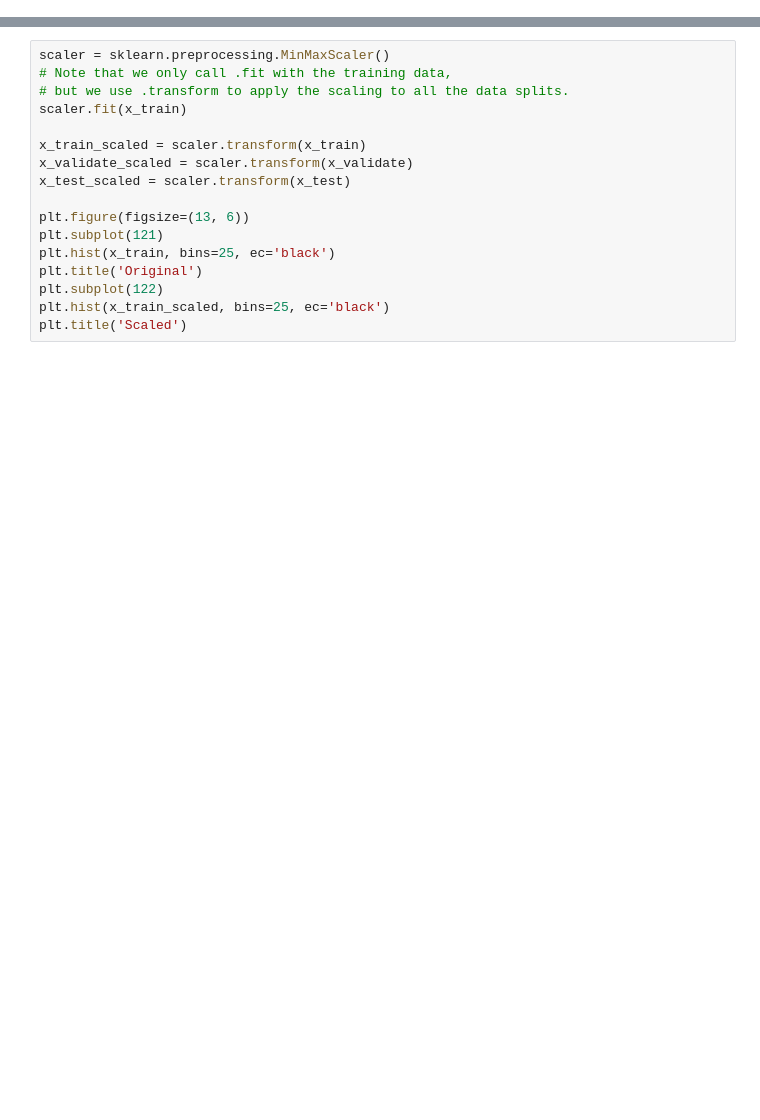
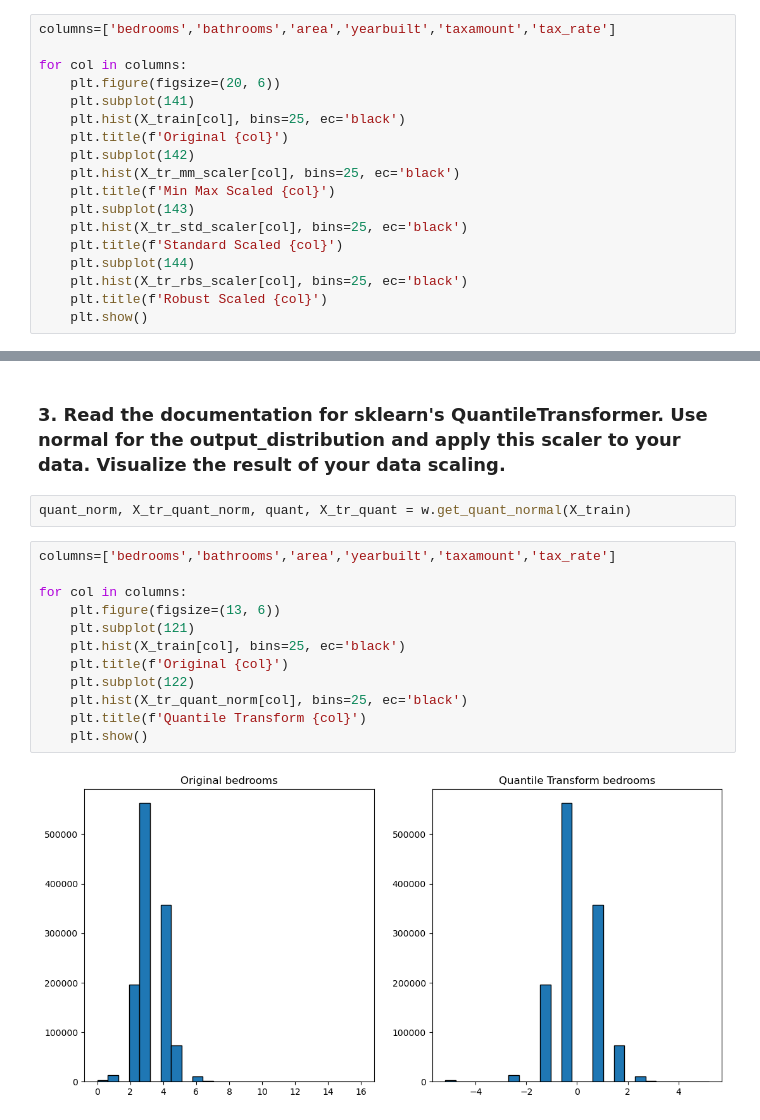
Before and after one commit to rosendo-lugo/regression-exercises, a Jupyter notebook: scaling.ipynb, the cells around one changed output, grey strips where cells are left out. Saved outputs shown, nothing was run; the diff lists cells and outputs as text; blank space fills up the shorter version.

Commit message:
Modified three files and added scaling lesson

```diff
--- a/scaling.ipynb
+++ b/scaling.ipynb
@@ -51,0 +172,18 @@ x_train, x_validate = train_test_split(x_train_and_validate)
+# %%
+columns=['bedrooms','bathrooms','area','yearbuilt','taxamount','tax_rate']
+
+for col in columns:
+    plt.figure(figsize=(20, 6))
+    plt.subplot(141)
+    plt.hist(X_train[col], bins=25, ec='black')
+    plt.title(f'Original {col}')
+    plt.subplot(142)
+    plt.hist(X_tr_mm_scaler[col], bins=25, ec='black')
+    plt.title(f'Min Max Scaled {col}')
+    plt.subplot(143)
+    plt.hist(X_tr_std_scaler[col], bins=25, ec='black')
+    plt.title(f'Standard Scaled {col}')
+    plt.subplot(144)
+    plt.hist(X_tr_rbs_scaler[col], bins=25, ec='black')
+    plt.title(f'Robust Scaled {col}')
+    plt.show()
@@ -52,17 +231,18 @@ x_train, x_validate = train_test_split(x_train_and_validate)
+# %% [markdown]
+### 3. Read the documentation for sklearn's QuantileTransformer. Use normal for the output_distribution and apply this scaler to your data. Visualize the result of your data scaling.
+# %%
+quant_norm, X_tr_quant_norm, quant, X_tr_quant = w.get_quant_normal(X_train)
 # %%
-scaler = sklearn.preprocessing.MinMaxScaler()
-# Note that we only call .fit with the training data,
-# but we use .transform to apply the scaling to all the data splits.
-scaler.fit(x_train)
+columns=['bedrooms','bathrooms','area','yearbuilt','taxamount','tax_rate']
 
-x_train_scaled = scaler.transform(x_train)
-x_validate_scaled = scaler.transform(x_validate)
-x_test_scaled = scaler.transform(x_test)
-
-plt.figure(figsize=(13, 6))
-plt.subplot(121)
-plt.hist(x_train, bins=25, ec='black')
-plt.title('Original')
-plt.subplot(122)
-plt.hist(x_train_scaled, bins=25, ec='black')
-plt.title('Scaled')
+for col in columns:
+    plt.figure(figsize=(13, 6))
+    plt.subplot(121)
+    plt.hist(X_train[col], bins=25, ec='black')
+    plt.title(f'Original {col}')
+    plt.subplot(122)
+    plt.hist(X_tr_quant_norm[col], bins=25, ec='black')
+    plt.title(f'Quantile Transform {col}')
+    plt.show()
+# %% [output]
+[figure, added]
```
Also changed, not shown: parts of 32 cells of this notebook, 3 other files.
